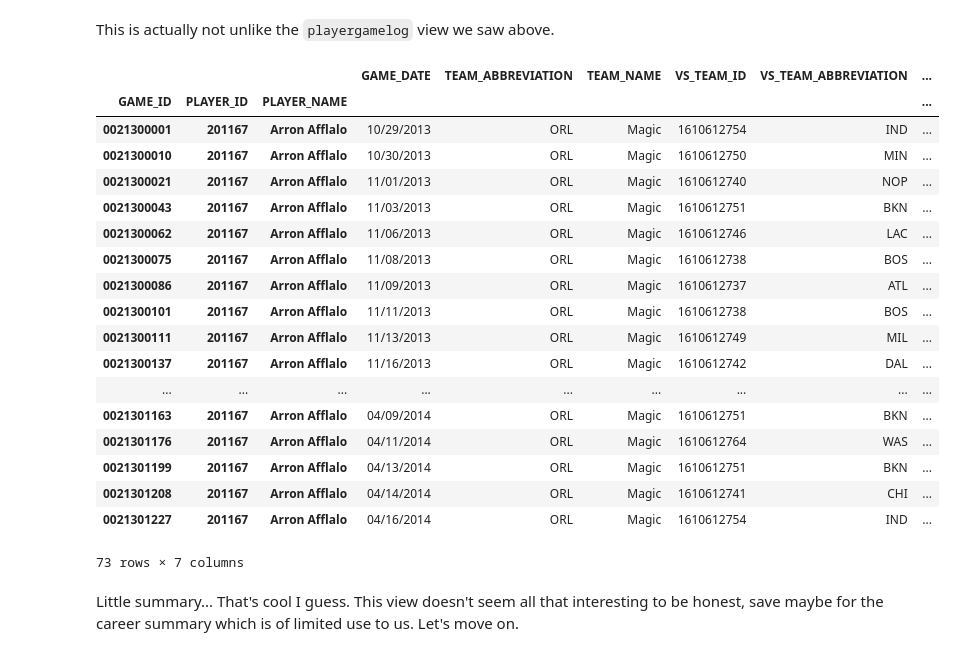
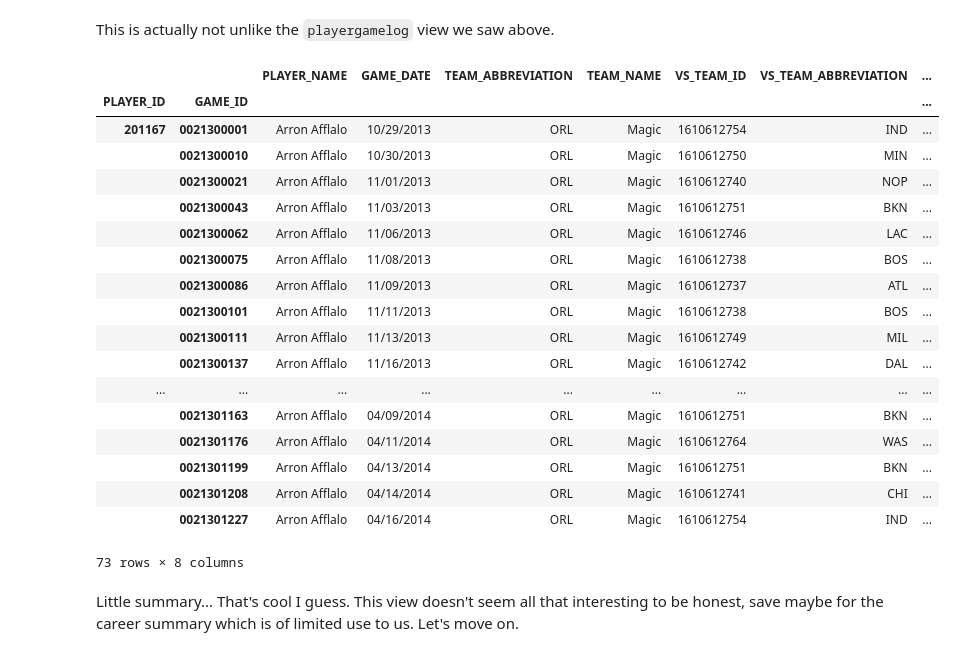
Before and after one commit to ltiao/notes, a Jupyter notebook: NBA Stat Resources.ipynb, the cells around one changed output. Saved outputs shown, nothing was run; the diff lists cells and outputs as text; code cells hidden in the pictures.

```diff
--- a/NBA Stat Resources.ipynb
+++ b/NBA Stat Resources.ipynb
@@ -146,5 +146,5 @@ result_dict.keys()
 # %% [markdown]
 Let's check one of them out.
 # %%
-result_dict['GameLogs'].set_index('Game_ID')
+result_dict['GameLogs'].set_index(['Player_ID', 'Game_ID'])
 # %% [output]
@@ -164,27 +164,27 @@ result_dict['GameLogs'].set_index('Game_ID')
 # %% [markdown]
 This is actually not unlike the `playergamelog` view we saw above.
 # %%
-result_dict[u'GraphGameList'].set_index(['GAME_ID', 'PLAYER_ID', 'PLAYER_NAME'])
+result_dict[u'GraphGameList'].set_index(['PLAYER_ID', 'GAME_ID'])
 # %% [output]
-|  |  |  | GAME_DATE | TEAM_ABBREVIATION | TEAM_NAME | VS_TEAM_ID | VS_TEAM_ABBREVIATION | ... |
-| GAME_ID | PLAYER_ID | PLAYER_NAME |  |  |  |  |  | ... |
-| 0021300001 | 201167 | Arron Afflalo | 10/29/2013 | ORL | Magic | 1610612754 | IND | ... |
-| 0021300010 | 201167 | Arron Afflalo | 10/30/2013 | ORL | Magic | 1610612750 | MIN | ... |
-| 0021300021 | 201167 | Arron Afflalo | 11/01/2013 | ORL | Magic | 1610612740 | NOP | ... |
-| 0021300043 | 201167 | Arron Afflalo | 11/03/2013 | ORL | Magic | 1610612751 | BKN | ... |
-| 0021300062 | 201167 | Arron Afflalo | 11/06/2013 | ORL | Magic | 1610612746 | LAC | ... |
-| 0021300075 | 201167 | Arron Afflalo | 11/08/2013 | ORL | Magic | 1610612738 | BOS | ... |
-| 0021300086 | 201167 | Arron Afflalo | 11/09/2013 | ORL | Magic | 1610612737 | ATL | ... |
-| 0021300101 | 201167 | Arron Afflalo | 11/11/2013 | ORL | Magic | 1610612738 | BOS | ... |
-| 0021300111 | 201167 | Arron Afflalo | 11/13/2013 | ORL | Magic | 1610612749 | MIL | ... |
-| 0021300137 | 201167 | Arron Afflalo | 11/16/2013 | ORL | Magic | 1610612742 | DAL | ... |
+|  |  | PLAYER_NAME | GAME_DATE | TEAM_ABBREVIATION | TEAM_NAME | VS_TEAM_ID | VS_TEAM_ABBREVIATION | ... |
+| PLAYER_ID | GAME_ID |  |  |  |  |  |  | ... |
+| 201167 | 0021300001 | Arron Afflalo | 10/29/2013 | ORL | Magic | 1610612754 | IND | ... |
+|  | 0021300010 | Arron Afflalo | 10/30/2013 | ORL | Magic | 1610612750 | MIN | ... |
+|  | 0021300021 | Arron Afflalo | 11/01/2013 | ORL | Magic | 1610612740 | NOP | ... |
+|  | 0021300043 | Arron Afflalo | 11/03/2013 | ORL | Magic | 1610612751 | BKN | ... |
+|  | 0021300062 | Arron Afflalo | 11/06/2013 | ORL | Magic | 1610612746 | LAC | ... |
+|  | 0021300075 | Arron Afflalo | 11/08/2013 | ORL | Magic | 1610612738 | BOS | ... |
+|  | 0021300086 | Arron Afflalo | 11/09/2013 | ORL | Magic | 1610612737 | ATL | ... |
+|  | 0021300101 | Arron Afflalo | 11/11/2013 | ORL | Magic | 1610612738 | BOS | ... |
+|  | 0021300111 | Arron Afflalo | 11/13/2013 | ORL | Magic | 1610612749 | MIL | ... |
+|  | 0021300137 | Arron Afflalo | 11/16/2013 | ORL | Magic | 1610612742 | DAL | ... |
 | ... | ... | ... | ... | ... | ... | ... | ... | ... |
-| 0021301163 | 201167 | Arron Afflalo | 04/09/2014 | ORL | Magic | 1610612751 | BKN | ... |
-| 0021301176 | 201167 | Arron Afflalo | 04/11/2014 | ORL | Magic | 1610612764 | WAS | ... |
-| 0021301199 | 201167 | Arron Afflalo | 04/13/2014 | ORL | Magic | 1610612751 | BKN | ... |
-| 0021301208 | 201167 | Arron Afflalo | 04/14/2014 | ORL | Magic | 1610612741 | CHI | ... |
-| 0021301227 | 201167 | Arron Afflalo | 04/16/2014 | ORL | Magic | 1610612754 | IND | ... |
+|  | 0021301163 | Arron Afflalo | 04/09/2014 | ORL | Magic | 1610612751 | BKN | ... |
+|  | 0021301176 | Arron Afflalo | 04/11/2014 | ORL | Magic | 1610612764 | WAS | ... |
+|  | 0021301199 | Arron Afflalo | 04/13/2014 | ORL | Magic | 1610612751 | BKN | ... |
+|  | 0021301208 | Arron Afflalo | 04/14/2014 | ORL | Magic | 1610612741 | CHI | ... |
+|  | 0021301227 | Arron Afflalo | 04/16/2014 | ORL | Magic | 1610612754 | IND | ... |
-73 rows × 7 columns
+73 rows × 8 columns
 # %% [markdown]
 Little summary... That's cool I guess. This view doesn't seem all that interesting to be honest, save maybe for the career summary which is of limited use to us. Let's move on.
 # %% [markdown]
```
Also changed, not shown: parts of 25 cells of this notebook.
